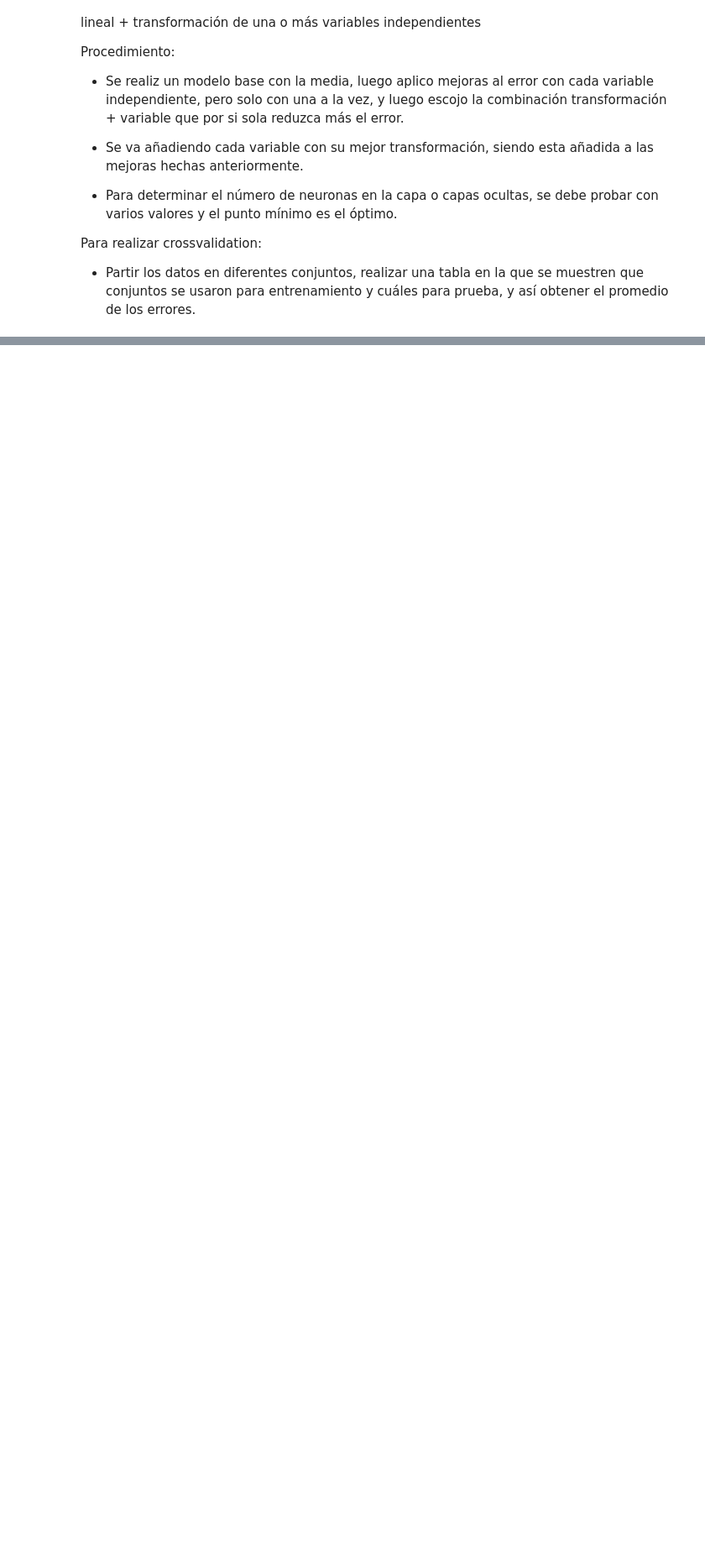
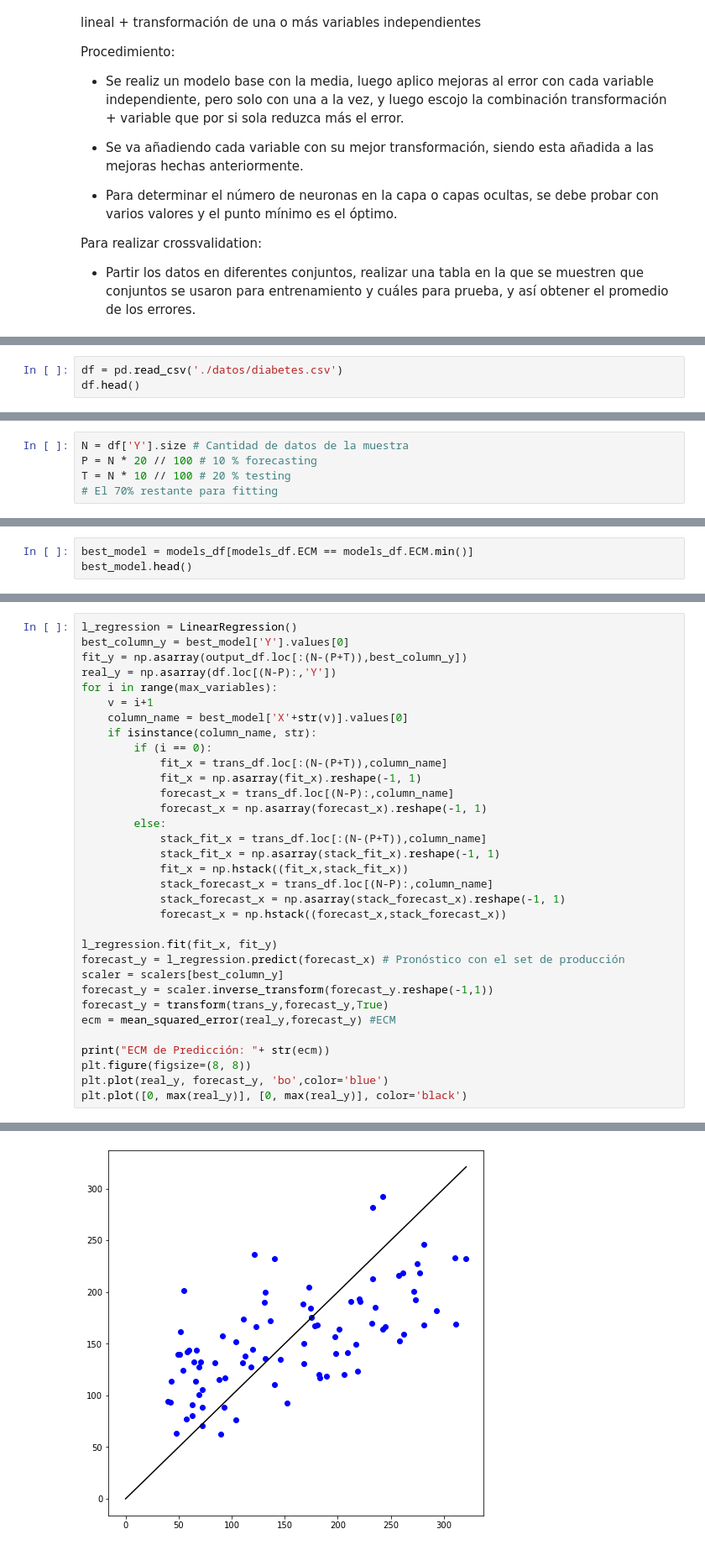
Before and after one commit to ANN-2019-2/evaluacion-saarboledaz, a Jupyter notebook: 02-diabetes.ipynb, the cells around one changed output, grey strips where cells are left out. Shown at 84% size. Saved outputs shown, nothing was run; the diff lists cells and outputs as text; blank space fills up the shorter version.

```diff
--- a/02-diabetes.ipynb
+++ b/02-diabetes.ipynb
@@ -50,0 +68,3 @@ Para realizar crossvalidation:
+# %%
+df = pd.read_csv('./datos/diabetes.csv')
+df.head()
@@ -50,0 +188,5 @@ Para realizar crossvalidation:
+# %%
+N = df['Y'].size # Cantidad de datos de la muestra
+P = N * 20 // 100 # 10 % forecasting
+T = N * 10 // 100 # 20 % testing
+# El 70% restante para fitting
@@ -50,0 +267,3 @@ Para realizar crossvalidation:
+# %%
+best_model = models_df[models_df.ECM == models_df.ECM.min()]
+best_model.head()
@@ -50,0 +273,34 @@ Para realizar crossvalidation:
+# %%
+l_regression = LinearRegression()
+best_column_y = best_model['Y'].values[0]
+fit_y = np.asarray(output_df.loc[:(N-(P+T)),best_column_y])
+real_y = np.asarray(df.loc[(N-P):,'Y'])
+for i in range(max_variables):
+    v = i+1
+    column_name = best_model['X'+str(v)].values[0]
+    if isinstance(column_name, str):
+        if (i == 0):
+            fit_x = trans_df.loc[:(N-(P+T)),column_name]
+            fit_x = np.asarray(fit_x).reshape(-1, 1)
+            forecast_x = trans_df.loc[(N-P):,column_name]
+            forecast_x = np.asarray(forecast_x).reshape(-1, 1)
+        else:
+            stack_fit_x = trans_df.loc[:(N-(P+T)),column_name]
+            stack_fit_x = np.asarray(stack_fit_x).reshape(-1, 1)
+            fit_x = np.hstack((fit_x,stack_fit_x))
+            stack_forecast_x = trans_df.loc[(N-P):,column_name]
+            stack_forecast_x = np.asarray(stack_forecast_x).reshape(-1, 1)
+            forecast_x = np.hstack((forecast_x,stack_forecast_x))
+
+l_regression.fit(fit_x, fit_y)
+forecast_y = l_regression.predict(forecast_x) # Pronóstico con el set de producción
+scaler = scalers[best_column_y]
+forecast_y = scaler.inverse_transform(forecast_y.reshape(-1,1))
+forecast_y = transform(trans_y,forecast_y,True)
+ecm = mean_squared_error(real_y,forecast_y) #ECM
+
+print("ECM de Predicción: "+ str(ecm))
+plt.figure(figsize=(8, 8))
+plt.plot(real_y, forecast_y, 'bo',color='blue')
+plt.plot([0, max(real_y)], [0, max(real_y)], color='black')
+# %% [output]
@@ -50,0 +309 @@ Para realizar crossvalidation:
+[figure, added]
```
Also changed, not shown: parts of 15 cells of this notebook.
